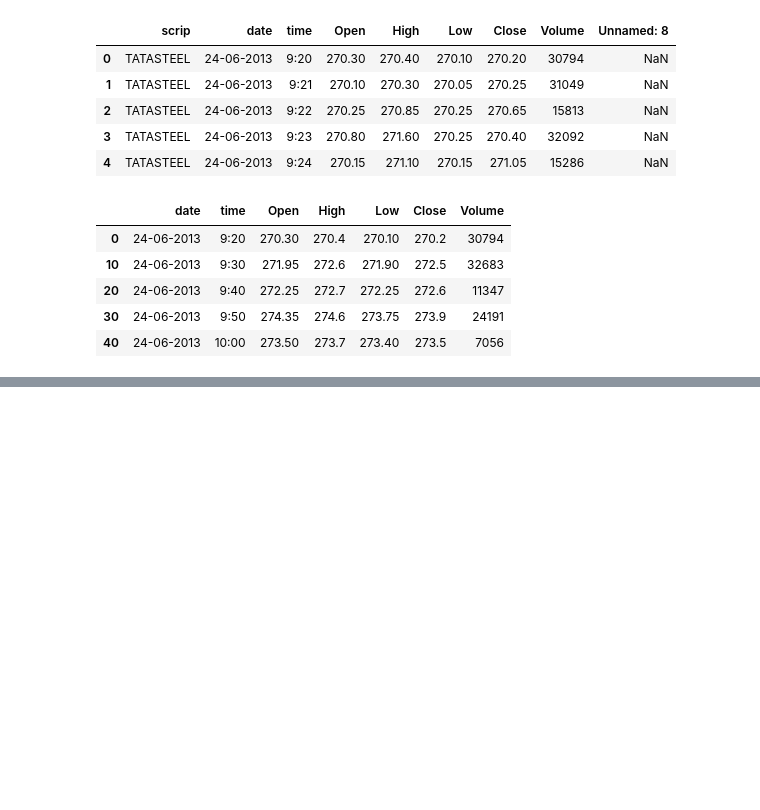
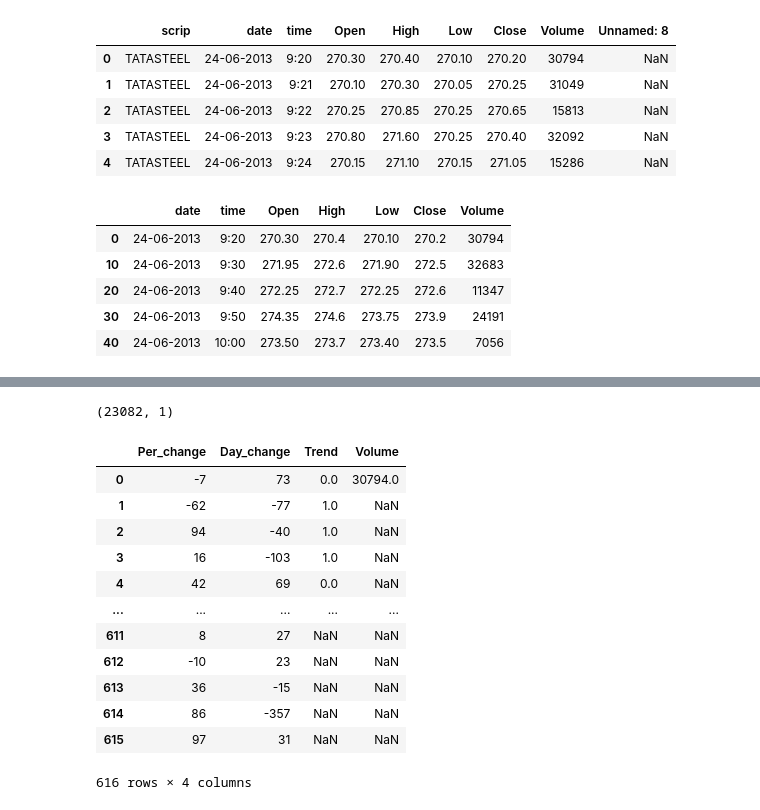
Before and after one commit to nithishpatel/Stock-market-analysis, a Jupyter notebook: tatadata.ipynb, the cells around one changed output, grey strips where cells are left out. Cells and saved outputs as stored; diff of their text form; code cells hidden in the pictures; blank space fills up the shorter version.

```diff
--- a/tatadata.ipynb
+++ b/tatadata.ipynb
@@ -164,0 +124,5 @@ plt.axvline(x=19)
+# %%
+volume=pd.DataFrame(volume)
+volume.shape
+# %% [output]
+(23082, 1)
@@ -164,0 +134,52 @@ plt.axvline(x=19)
+# %%
+df2=df2.round(2)
+df3=df3.round(2)
+# %%
+trend=[]
+n=[]
+a=float(0.0)
+b=float(2.0)
+c=float(-1.0)
+d=float(-2.0)
+e=float(-6.0)
+f=float(6.0)
+for i in range(616):
+  if df2[i]<=f and df2[i]>=a:
+    trend.append(0)
+    n.append(df2[i])
+  elif df2[i]<a and df2[i]>=e:
+    trend.append(1)
+    n.append(df2[i])
+# %%
+trend=pd.DataFrame(trend)
+df2= pd.DataFrame(df2)
+df3=pd.DataFrame(df3)
+unidays= pd.DataFrame(unidays)
+# %%
+#creating data_frame to train the model
+
+input_df= pd.DataFrame()
+
+input_df['Date']= unidays.iloc[:,0]
+input_df['Per_change']=df2.iloc[:,0]
+input_df['Day_change']=df3
+input_df['Trend']= trend.iloc[:,0]
+volume=df['Volume']
+input_df['Volume']=volume
+# %%
+input_df=input_df.iloc[:,1:]
+input_df
+# %% [output]
+|  | Per_change | Day_change | Trend | Volume |
+| 0 | -7 | 73 | 0.0 | 30794.0 |
+| 1 | -62 | -77 | 1.0 | NaN |
+| 2 | 94 | -40 | 1.0 | NaN |
+| 3 | 16 | -103 | 1.0 | NaN |
+| 4 | 42 | 69 | 0.0 | NaN |
+| ... | ... | ... | ... | ... |
+| 611 | 8 | 27 | NaN | NaN |
+| 612 | -10 | 23 | NaN | NaN |
+| 613 | 36 | -15 | NaN | NaN |
+| 614 | 86 | -357 | NaN | NaN |
+| 615 | 97 | 31 | NaN | NaN |
+616 rows × 4 columns
```
Also changed, not shown: parts of 46 cells of this notebook.
